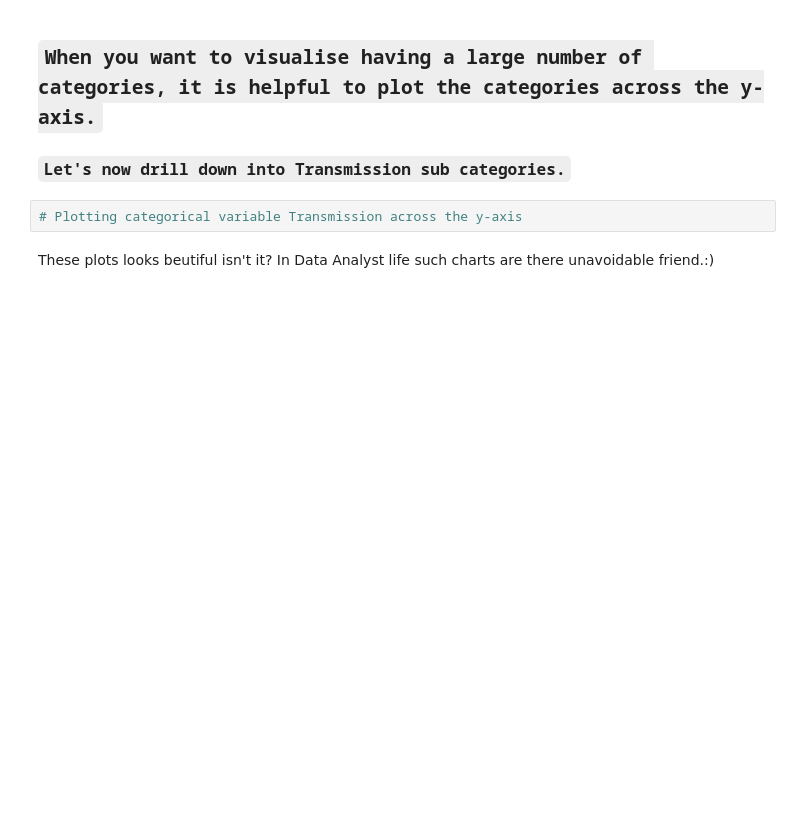
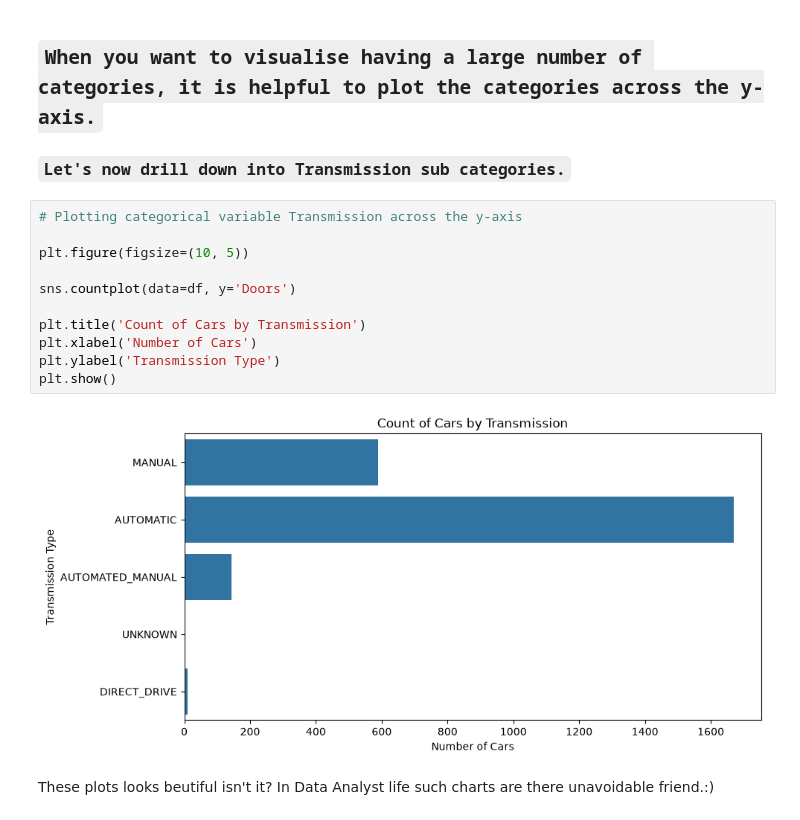
Before and after one commit to rishiydv-tech/Customer-Engagement-Product-Utilization-Analytics-for-Retention-Strategy, a Jupyter notebook: EDA_Assignment_Day_14.ipynb, the cells around one changed output. Drawn from its saved outputs; the diff is of its cells as text; blank space fills up the shorter version.

```diff
--- a/EDA_Assignment_Day_14.ipynb
+++ b/EDA_Assignment_Day_14.ipynb
@@ -483,8 +529,19 @@ Also, barplot computes and shows the confidence interval of the mean as well.
 ## `When you want to visualise having a large number of categories, it is helpful to plot the categories across the y-axis.`
 
 ### `Let's now drill down into Transmission sub categories.`
-# %%
-# Plotting categorical variable Transmission across the y-axis
+# %%
+# Plotting categorical variable Transmission across the y-axis
+
+plt.figure(figsize=(10, 5))
+
+sns.countplot(data=df, y='Doors')
+
+plt.title('Count of Cars by Transmission')
+plt.xlabel('Number of Cars')
+plt.ylabel('Transmission Type')
+plt.show()
+# %% [output]
+[figure, added]
 # %% [markdown]
 These plots looks beutiful isn't it? In Data Analyst life such charts are there unavoidable friend.:)
 # %% [markdown]
```
Also changed, not shown: parts of 11 cells of this notebook.
